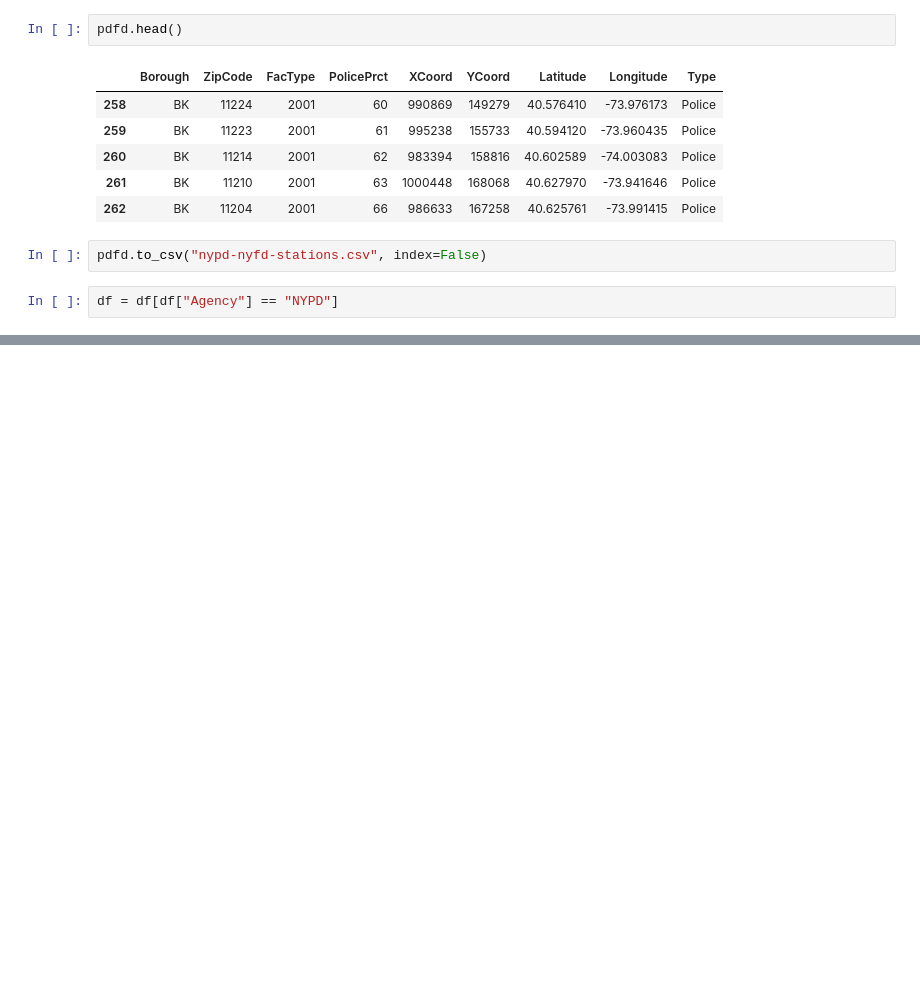
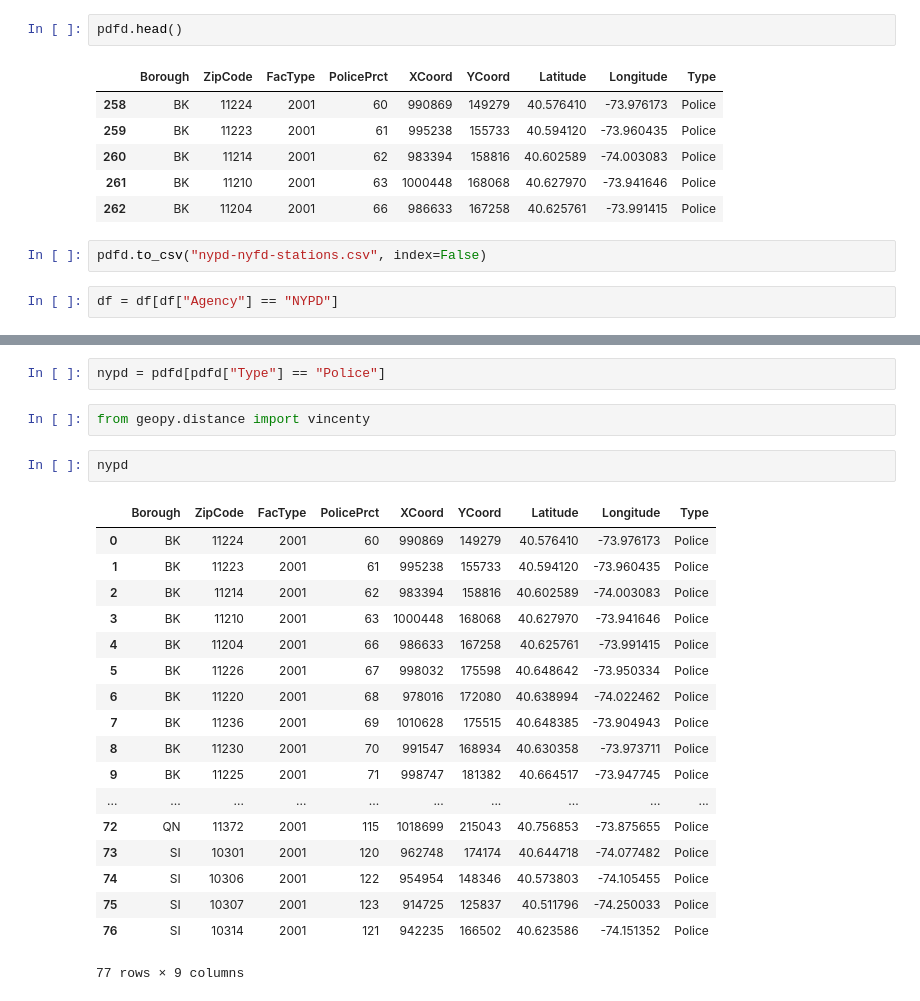
Before and after one commit to jsafyan/edav-final, a Jupyter notebook: EDAV-final.ipynb, the cells around one changed output, grey strips where cells are left out. Drawn from its saved outputs; the diff is of its cells as text; blank space fills up the shorter version.

```diff
--- a/EDAV-final.ipynb
+++ b/EDAV-final.ipynb
@@ -116,0 +118,25 @@ df.head()
+# %%
+nypd = pdfd[pdfd["Type"] == "Police"]
+# %%
+from geopy.distance import vincenty
+# %%
+nypd
+# %% [output]
+|  | Borough | ZipCode | FacType | PolicePrct | XCoord | YCoord | Latitude | Longitude | Type |
+| 0 | BK | 11224 | 2001 | 60 | 990869 | 149279 | 40.576410 | -73.976173 | Police |
+| 1 | BK | 11223 | 2001 | 61 | 995238 | 155733 | 40.594120 | -73.960435 | Police |
+| 2 | BK | 11214 | 2001 | 62 | 983394 | 158816 | 40.602589 | -74.003083 | Police |
+| 3 | BK | 11210 | 2001 | 63 | 1000448 | 168068 | 40.627970 | -73.941646 | Police |
+| 4 | BK | 11204 | 2001 | 66 | 986633 | 167258 | 40.625761 | -73.991415 | Police |
+| 5 | BK | 11226 | 2001 | 67 | 998032 | 175598 | 40.648642 | -73.950334 | Police |
+| 6 | BK | 11220 | 2001 | 68 | 978016 | 172080 | 40.638994 | -74.022462 | Police |
+| 7 | BK | 11236 | 2001 | 69 | 1010628 | 175515 | 40.648385 | -73.904943 | Police |
+| 8 | BK | 11230 | 2001 | 70 | 991547 | 168934 | 40.630358 | -73.973711 | Police |
+| 9 | BK | 11225 | 2001 | 71 | 998747 | 181382 | 40.664517 | -73.947745 | Police |
+| ... | ... | ... | ... | ... | ... | ... | ... | ... | ... |
+| 72 | QN | 11372 | 2001 | 115 | 1018699 | 215043 | 40.756853 | -73.875655 | Police |
+| 73 | SI | 10301 | 2001 | 120 | 962748 | 174174 | 40.644718 | -74.077482 | Police |
+| 74 | SI | 10306 | 2001 | 122 | 954954 | 148346 | 40.573803 | -74.105455 | Police |
+| 75 | SI | 10307 | 2001 | 123 | 914725 | 125837 | 40.511796 | -74.250033 | Police |
+| 76 | SI | 10314 | 2001 | 121 | 942235 | 166502 | 40.623586 | -74.151352 | Police |
+77 rows × 9 columns
```
Also changed, not shown: parts of 11 cells of this notebook.
